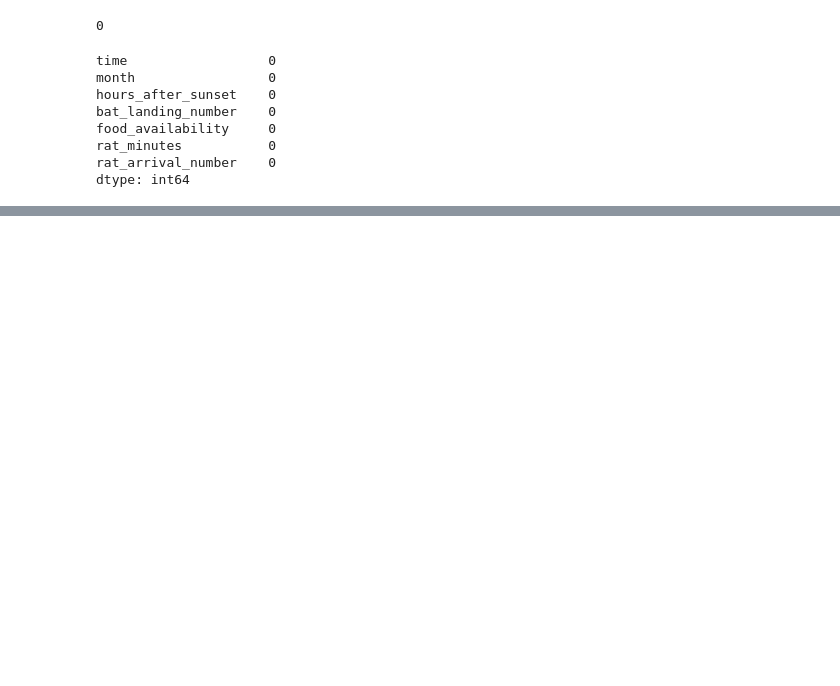
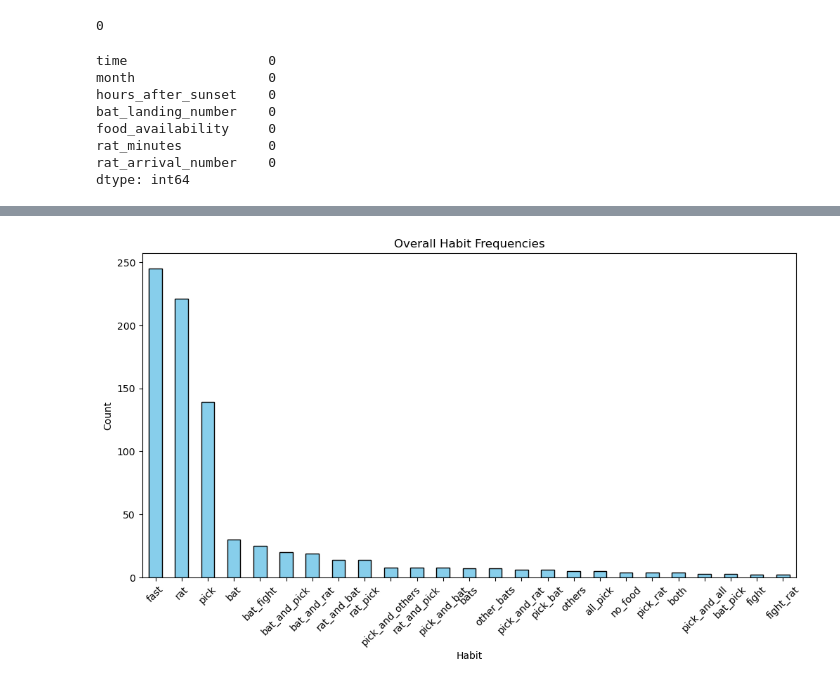
Before and after one commit to ipsakhadka/HIT140, a Jupyter notebook: assignment3.ipynb, the cells around one changed output, grey strips where cells are left out. Saved outputs shown, nothing was run; the diff lists cells and outputs as text; code cells hidden in the pictures; blank space fills up the shorter version.

Commit message:
habit processing + eda

```diff
--- a/assignment3.ipynb
+++ b/assignment3.ipynb
@@ -216,0 +319,13 @@ merged.describe()
+# %%
+#plotting overall frequencies
+# Sort by count for better visualization
+habit_counts = d1['habit'].value_counts().sort_values(ascending=False).head(25)
+
+habit_counts.plot(kind='bar', color='skyblue', edgecolor='black', figsize=(12,6))
+plt.title('Overall Habit Frequencies')
+plt.xlabel('Habit')
+plt.ylabel('Count')
+plt.xticks(rotation=45)
+plt.show()
+# %% [output]
+[figure, added]
```
Also changed, not shown: parts of 19 cells of this notebook, 2 other files.
